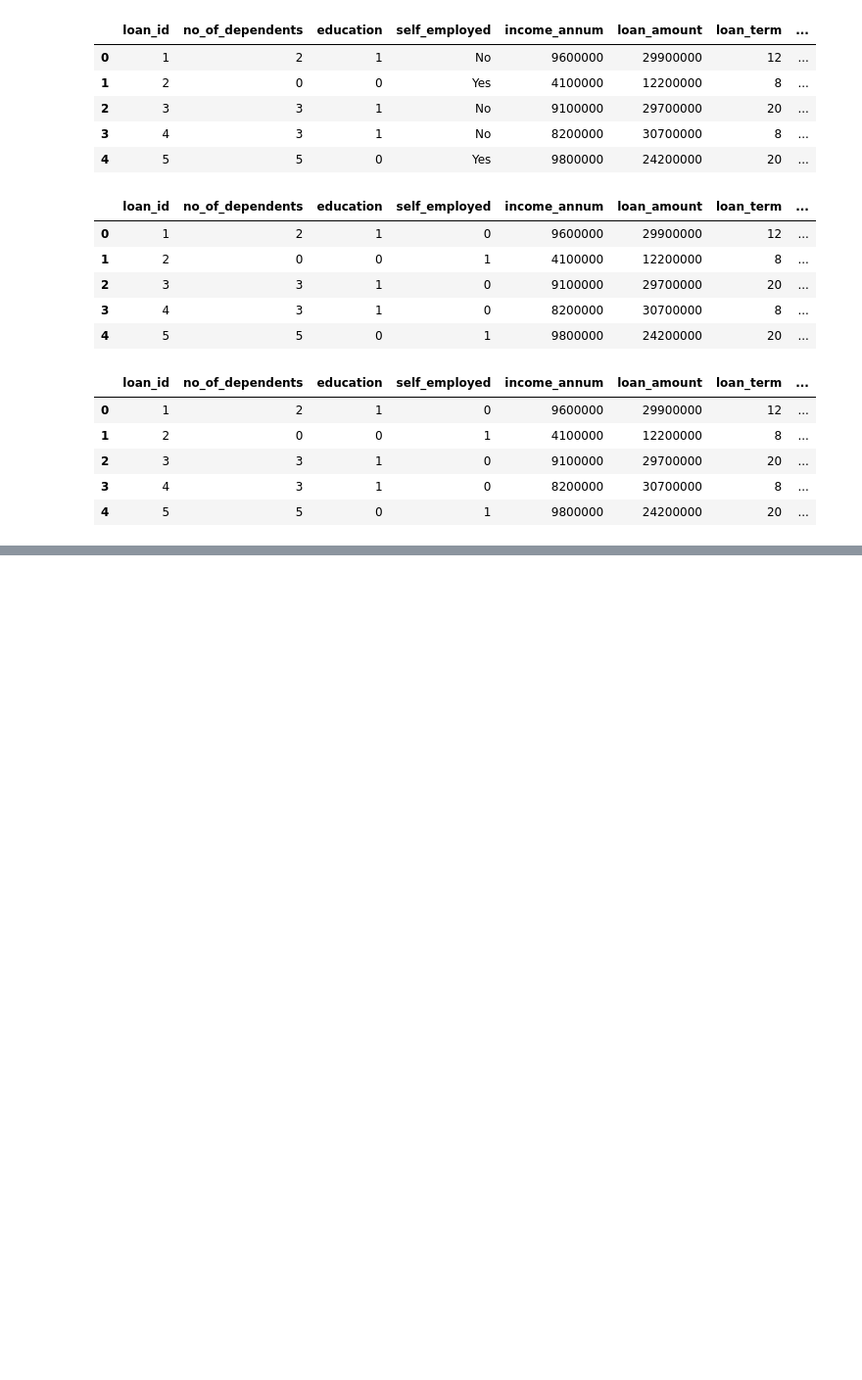
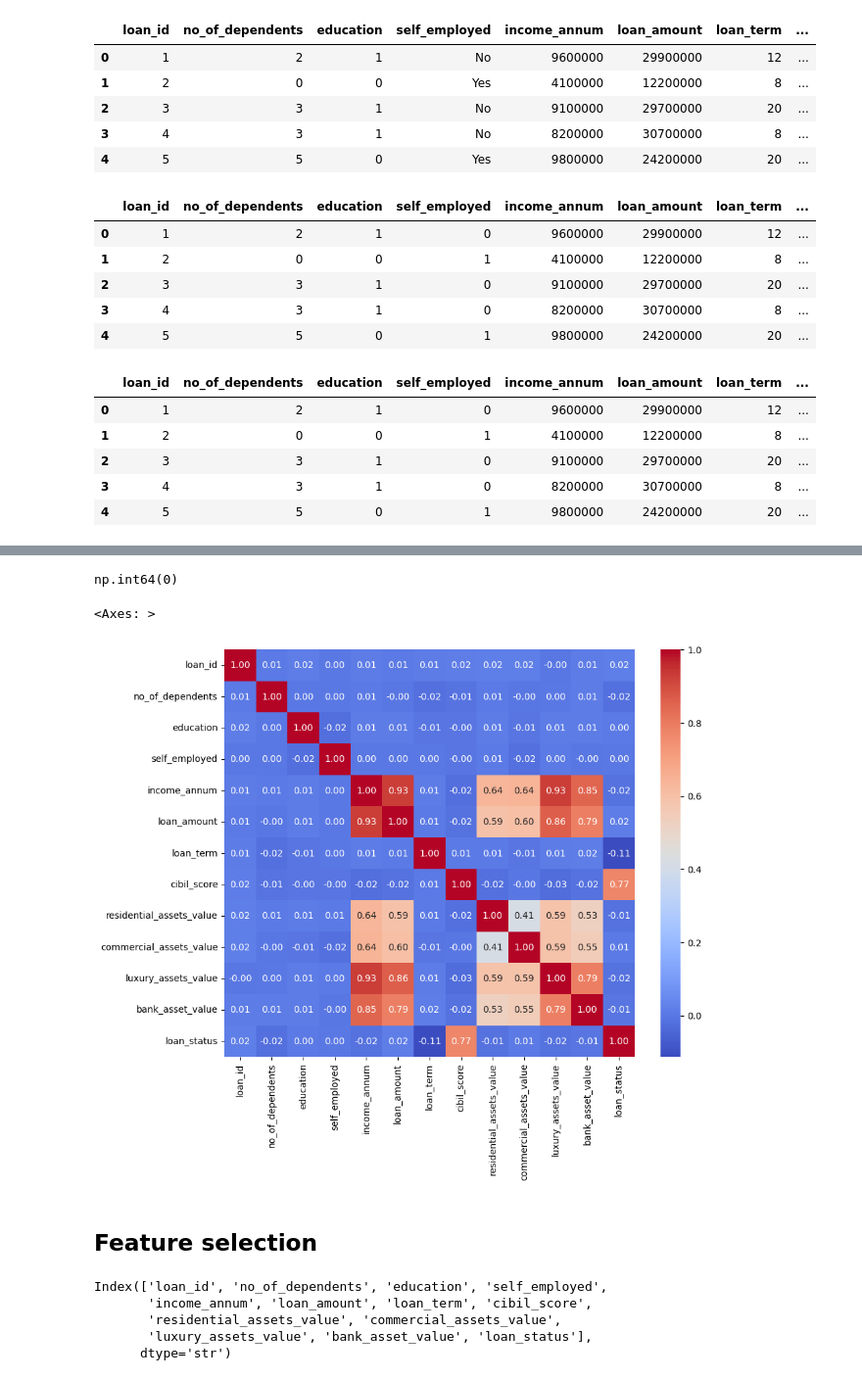
Before and after one commit to manishparihar3618/data-science, a Jupyter notebook: 04_Machine_learning/03_Logistic_Regression/loan_approval.ipynb, the cells around one changed output, grey strips where cells are left out. Shown at 98% size. Cells and saved outputs as stored; diff of their text form; code cells hidden in the pictures; blank space fills up the shorter version.

Commit message:
Build a loan approval prediction model using logistic regression

```diff
--- a/04_Machine_learning/03_Logistic_Regression/loan_approval.ipynb
+++ b/04_Machine_learning/03_Logistic_Regression/loan_approval.ipynb
@@ -85,0 +120,21 @@ df.head()
+# %%
+df.duplicated().sum()
+# %% [output]
+np.int64(0)
+# %%
+# heatmap to visualize correlation between features
+plt.figure(figsize=(10, 8))
+sns.heatmap(df.corr(numeric_only=True), annot=True, cmap='coolwarm', fmt=".2f")
+# %% [output]
+<Axes: >
+[figure, added]
+# %% [markdown]
+## Feature selection
+# %%
+df.columns
+# %% [output]
+Index(['loan_id', 'no_of_dependents', 'education', 'self_employed',
+       'income_annum', 'loan_amount', 'loan_term', 'cibil_score',
+       'residential_assets_value', 'commercial_assets_value',
+       'luxury_assets_value', 'bank_asset_value', 'loan_status'],
+      dtype='str')
```
Also changed, not shown: parts of 15 cells of this notebook.
